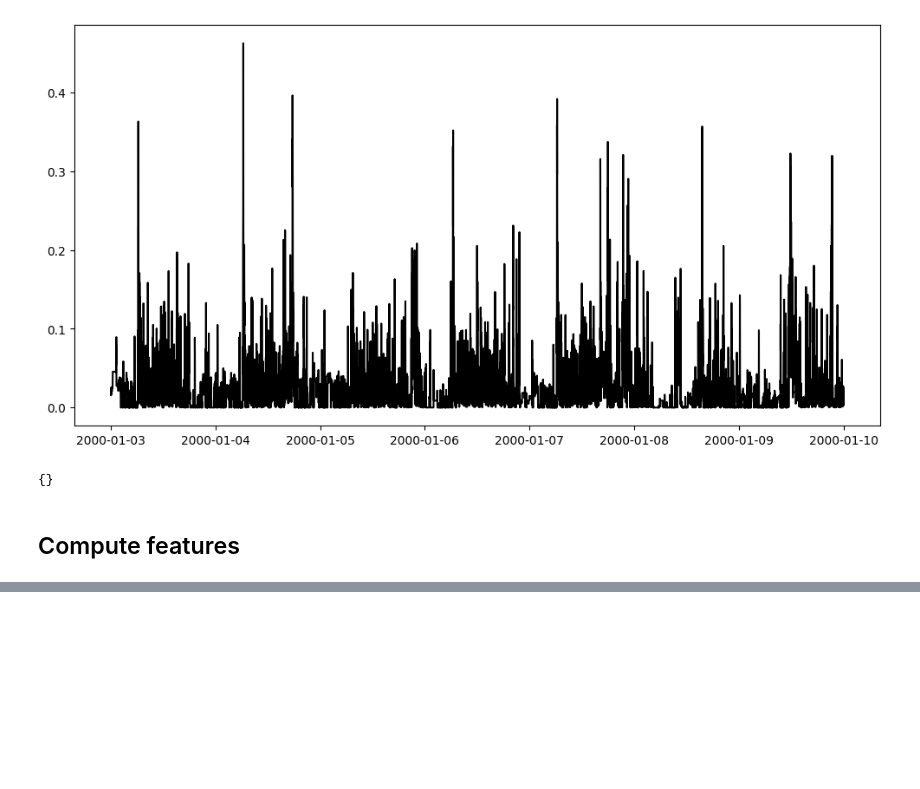
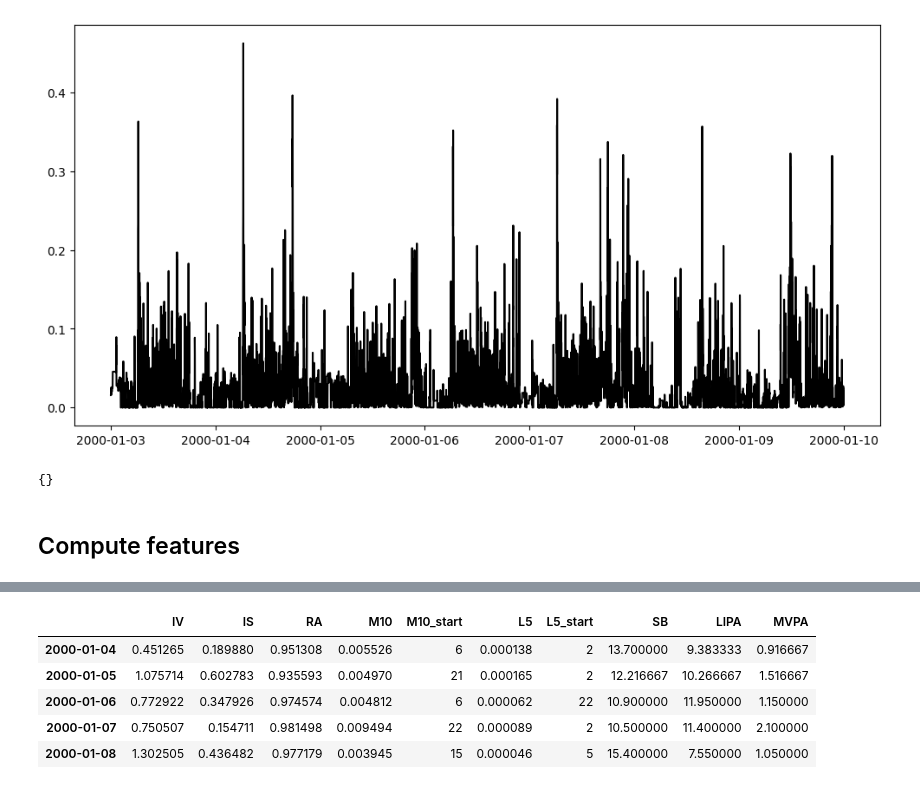
Before and after one commit to ADAMMA-CDHI-ETH-Zurich/CosinorAge, a Jupyter notebook: examples/data_loading.ipynb, the cells around one changed output, grey strips where cells are left out. Cells and saved outputs as stored; diff of their text form; code cells hidden in the pictures; blank space fills up the shorter version.

```diff
--- a/examples/data_loading.ipynb
+++ b/examples/data_loading.ipynb
@@ -99,0 +97,9 @@ KeyError: "None of [TimedeltaIndex(['0 days 01:14:00', '0 days 03:30:00'], dtype
+# %%
+features_p.get_all()
+# %% [output]
+|  | IV | IS | RA | M10 | M10_start | L5 | L5_start | SB | LIPA | MVPA |
+| 2000-01-04 | 0.451265 | 0.189880 | 0.951308 | 0.005526 | 6 | 0.000138 | 2 | 13.700000 | 9.383333 | 0.916667 |
+| 2000-01-05 | 1.075714 | 0.602783 | 0.935593 | 0.004970 | 21 | 0.000165 | 2 | 12.216667 | 10.266667 | 1.516667 |
+| 2000-01-06 | 0.772922 | 0.347926 | 0.974574 | 0.004812 | 6 | 0.000062 | 22 | 10.900000 | 11.950000 | 1.150000 |
+| 2000-01-07 | 0.750507 | 0.154711 | 0.981498 | 0.009494 | 22 | 0.000089 | 2 | 10.500000 | 11.400000 | 2.100000 |
+| 2000-01-08 | 1.302505 | 0.436482 | 0.977179 | 0.003945 | 15 | 0.000046 | 5 | 15.400000 | 7.550000 | 1.050000 |
```
Also changed, not shown: parts of 3 cells of this notebook, 4 other files.
